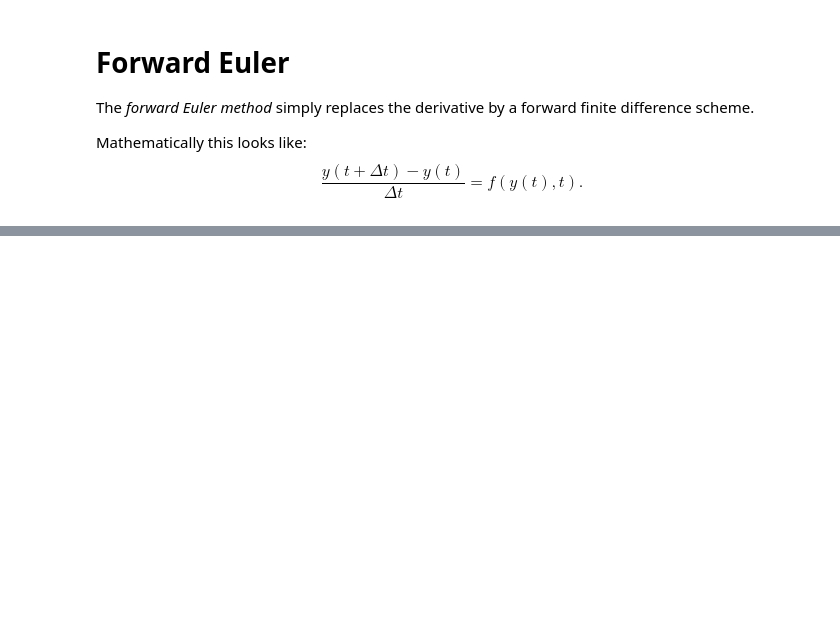
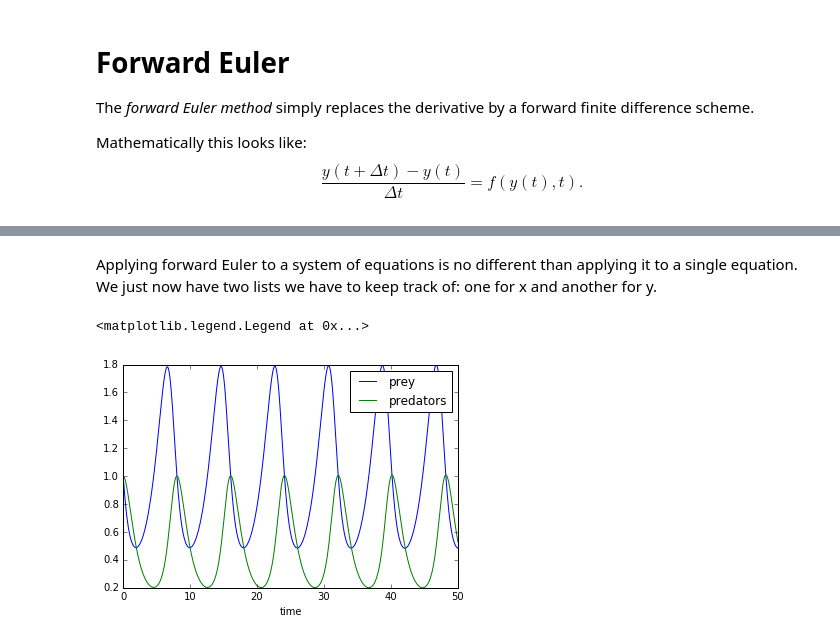
Before and after one commit to lukasbystricky/ISC-3313, a Jupyter notebook: lectures/chapter5/3-differential_equations.ipynb, the cells around one changed output, grey strips where cells are left out. Drawn from its saved outputs; the diff is of its cells as text; code cells hidden in the pictures; blank space fills up the shorter version.

Commit message:
3-differential_equations.ipynb: added exercises and examples

```diff
--- a/lectures/chapter5/3-differential_equations.ipynb
+++ b/lectures/chapter5/3-differential_equations.ipynb
@@ -74,0 +142,29 @@ Note that $Y_k \approx y(k\Delta t)$.
+# %% [markdown]
+Applying forward Euler to a system of equations is no different than applying it to a single equation. We just now have two lists we have to keep track of: one for x and another for y.
+# %%
+# define time horizon and number of intervals
+T = 50
+N = 50000
+dt = T/N
+
+t = np.linspace(0,T,N+1)
+x0 = 1
+y0 = 1
+
+# constructs a list to contain x and y values at each time step, append initial condition
+x = []
+y = []
+x.append(x0)
+y.append(y0)
+
+for i in range(1,N+1):
+    x.append(x[i-1] + dt*(2/3*x[i-1] - 4/3*x[i-1]*y[i-1]))
+    y.append(y[i-1] + dt*(x[i-1]*y[i-1] - y[i-1]))
+# %%
+plt.plot(t,x)
+plt.plot(t,y)
+plt.xlabel("time")
+plt.legend(["prey","predators"])
+# %% [output]
+<matplotlib.legend.Legend at 0x...>
+[figure, added]
```
Also changed, not shown: parts of 21 cells of this notebook.
